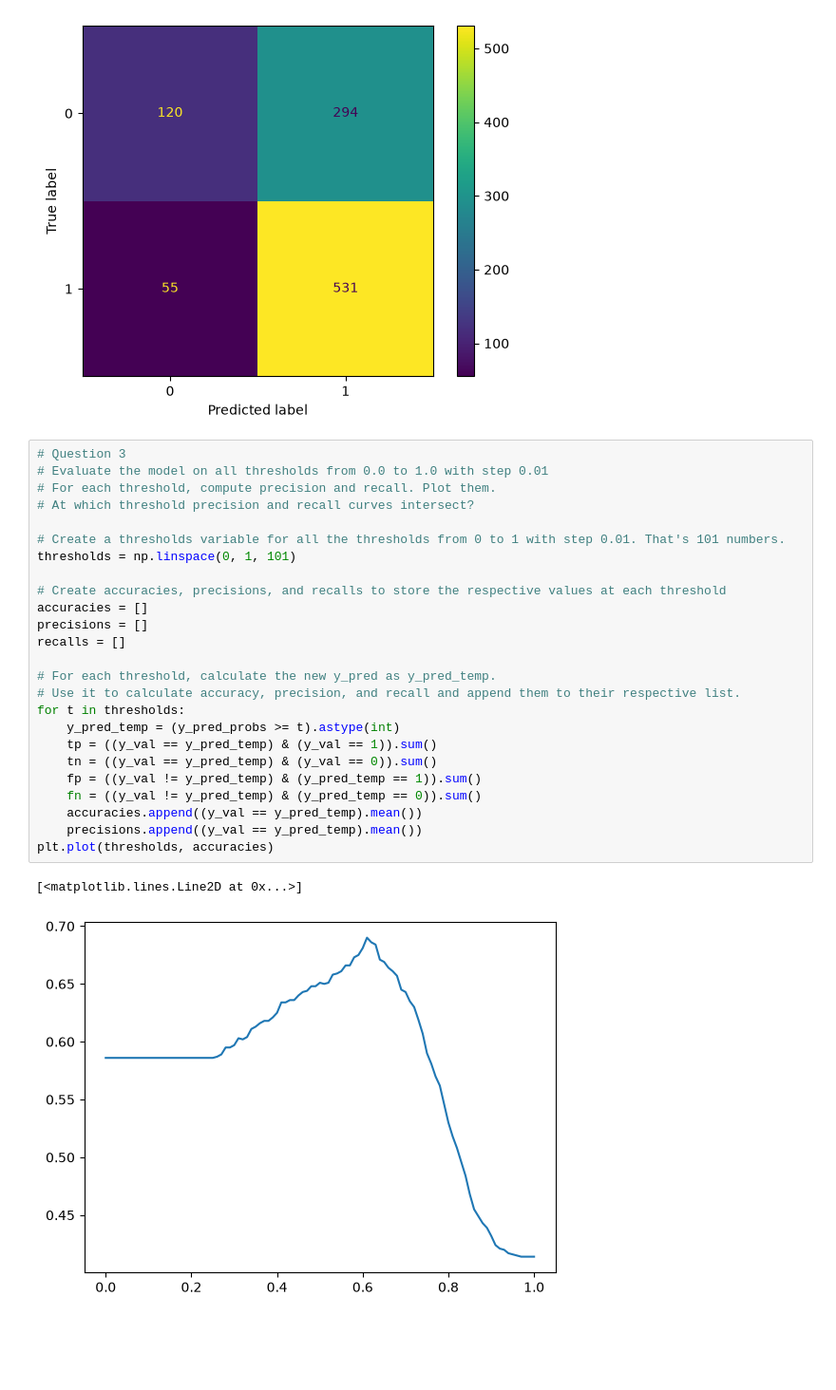
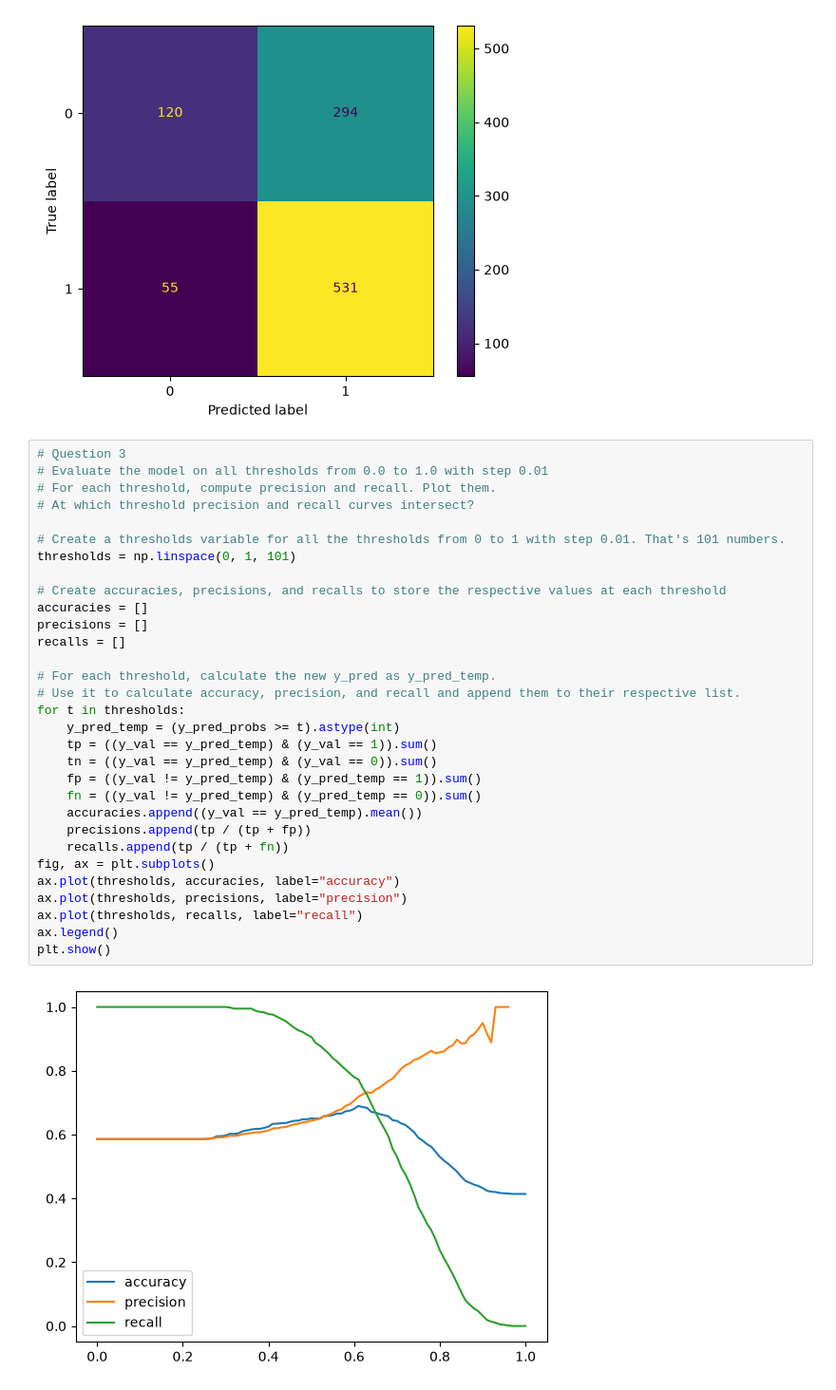
Before and after one commit to BenMarantz/machineLearningZoomcamp26-27, a Jupyter notebook: 04-evaluation/HW4.ipynb, the cells around one changed output. Shown at 95% size. Saved outputs shown, nothing was run; the diff lists cells and outputs as text; blank space fills up the shorter version.

```diff
--- a/04-evaluation/HW4.ipynb
+++ b/04-evaluation/HW4.ipynb
@@ -203,28 +203,33 @@ plt.show()
 # %%
 # Question 3
 # Evaluate the model on all thresholds from 0.0 to 1.0 with step 0.01
 # For each threshold, compute precision and recall. Plot them.
 # At which threshold precision and recall curves intersect?
 
 # Create a thresholds variable for all the thresholds from 0 to 1 with step 0.01. That's 101 numbers.
 thresholds = np.linspace(0, 1, 101)
 
 # Create accuracies, precisions, and recalls to store the respective values at each threshold
 accuracies = []
 precisions = []
 recalls = []
 
 # For each threshold, calculate the new y_pred as y_pred_temp.
 # Use it to calculate accuracy, precision, and recall and append them to their respective list.
 for t in thresholds:
     y_pred_temp = (y_pred_probs >= t).astype(int)
     tp = ((y_val == y_pred_temp) & (y_val == 1)).sum()
     tn = ((y_val == y_pred_temp) & (y_val == 0)).sum()
     fp = ((y_val != y_pred_temp) & (y_pred_temp == 1)).sum()
     fn = ((y_val != y_pred_temp) & (y_pred_temp == 0)).sum()
     accuracies.append((y_val == y_pred_temp).mean())
-    precisions.append((y_val == y_pred_temp).mean())
-plt.plot(thresholds, accuracies)
+    precisions.append(tp / (tp + fp))
+    recalls.append(tp / (tp + fn))
+fig, ax = plt.subplots()
+ax.plot(thresholds, accuracies, label="accuracy")
+ax.plot(thresholds, precisions, label="precision")
+ax.plot(thresholds, recalls, label="recall")
+ax.legend()
+plt.show()
 # %% [output]
-[<matplotlib.lines.Line2D at 0x...>]
-[figure, old version]
+[figure, new version]
```
